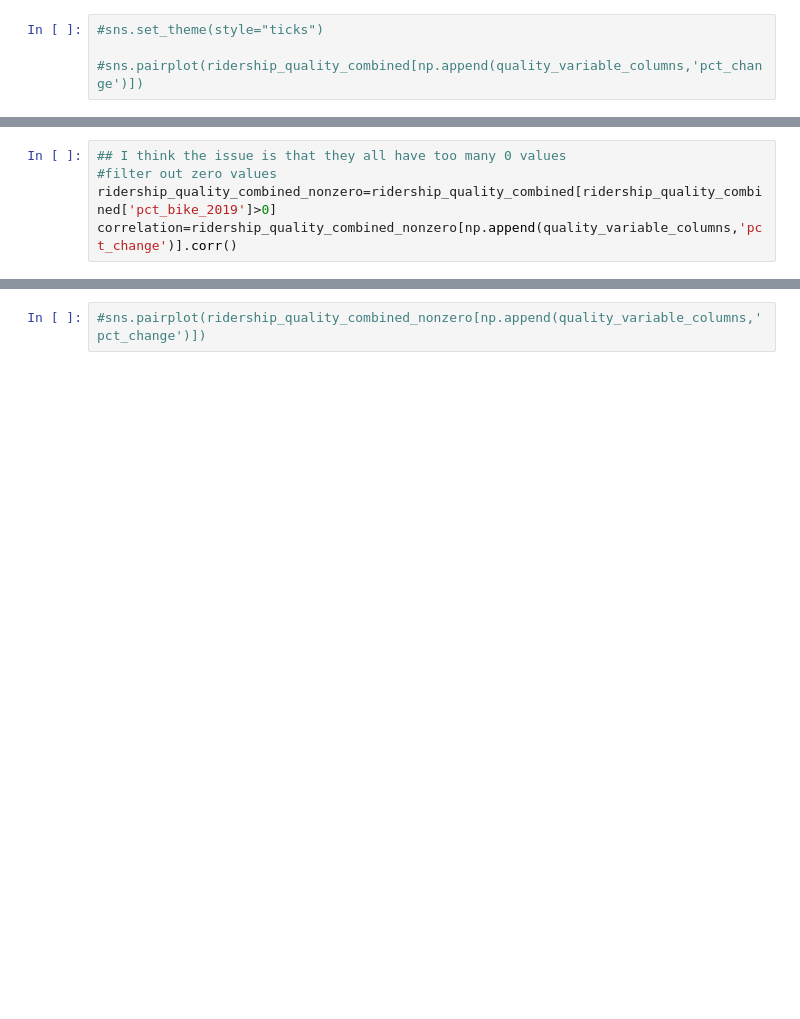
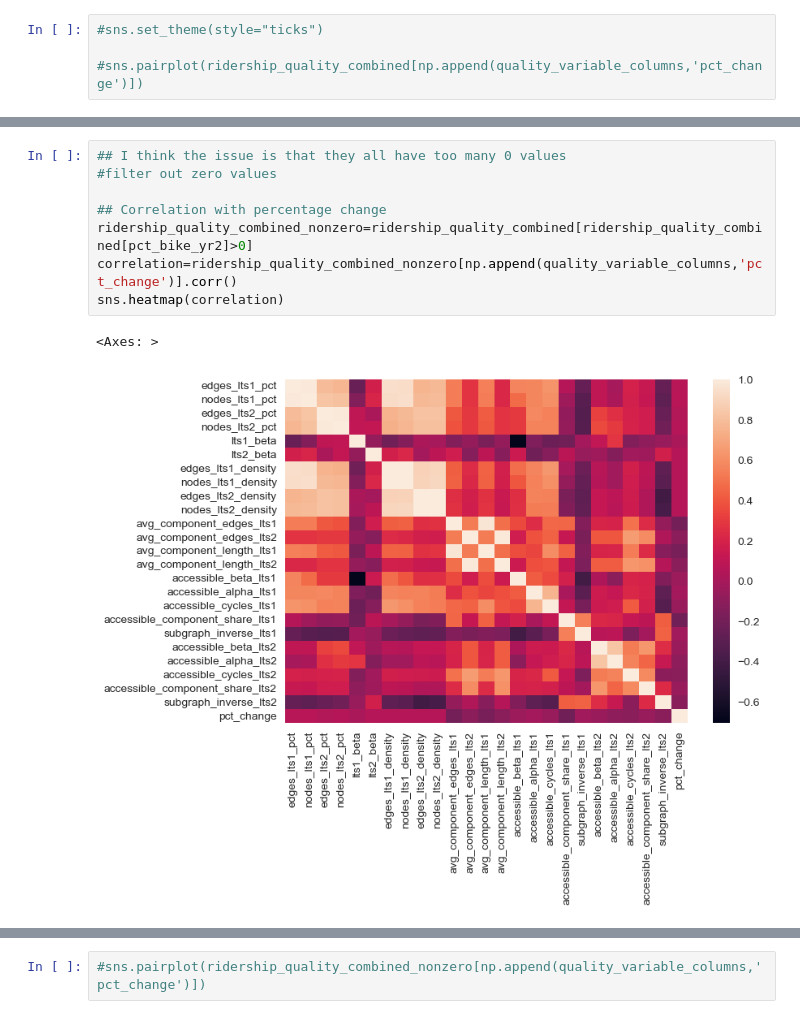
Before and after one commit to mRaffill/low_stress_network_quality, a Jupyter notebook: vis_ridership_pct.ipynb, the cells around one changed output, grey strips where cells are left out. Saved outputs shown, nothing was run; the diff lists cells and outputs as text; blank space fills up the shorter version.

```diff
--- a/vis_ridership_pct.ipynb
+++ b/vis_ridership_pct.ipynb
@@ -140,6 +153,12 @@ import seaborn as sns
 # %%
 ## I think the issue is that they all have too many 0 values
 #filter out zero values
-ridership_quality_combined_nonzero=ridership_quality_combined[ridership_quality_combined['pct_bike_2019']>0]
+
+## Correlation with percentage change
+ridership_quality_combined_nonzero=ridership_quality_combined[ridership_quality_combined[pct_bike_yr2]>0]
 correlation=ridership_quality_combined_nonzero[np.append(quality_variable_columns,'pct_change')].corr()
+sns.heatmap(correlation)
+# %% [output]
+<Axes: >
+[figure, added]
 # %%
```
Also changed, not shown: parts of 21 cells of this notebook.
